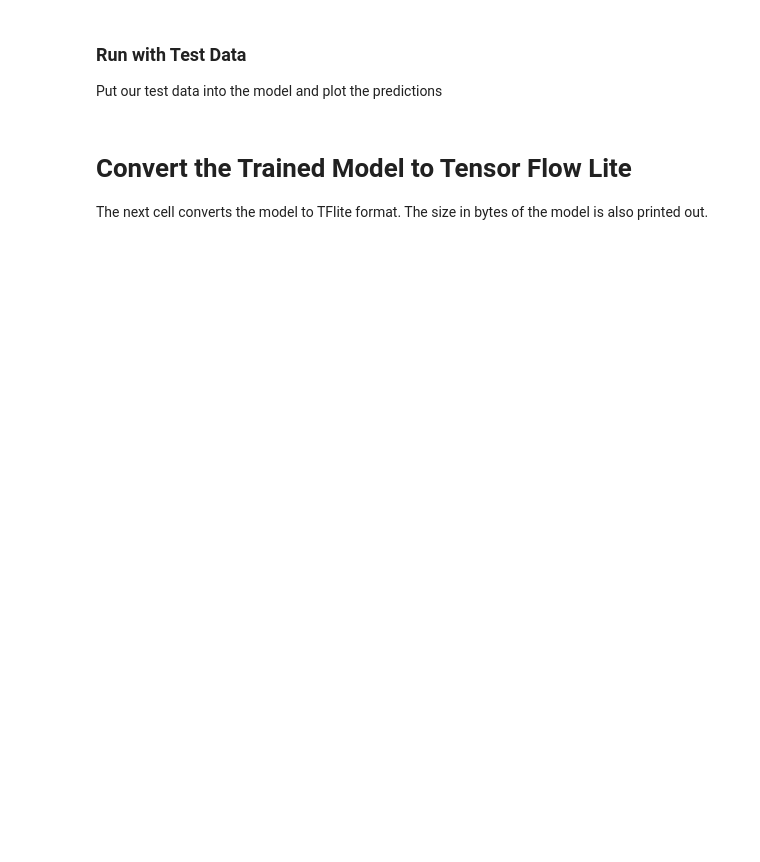
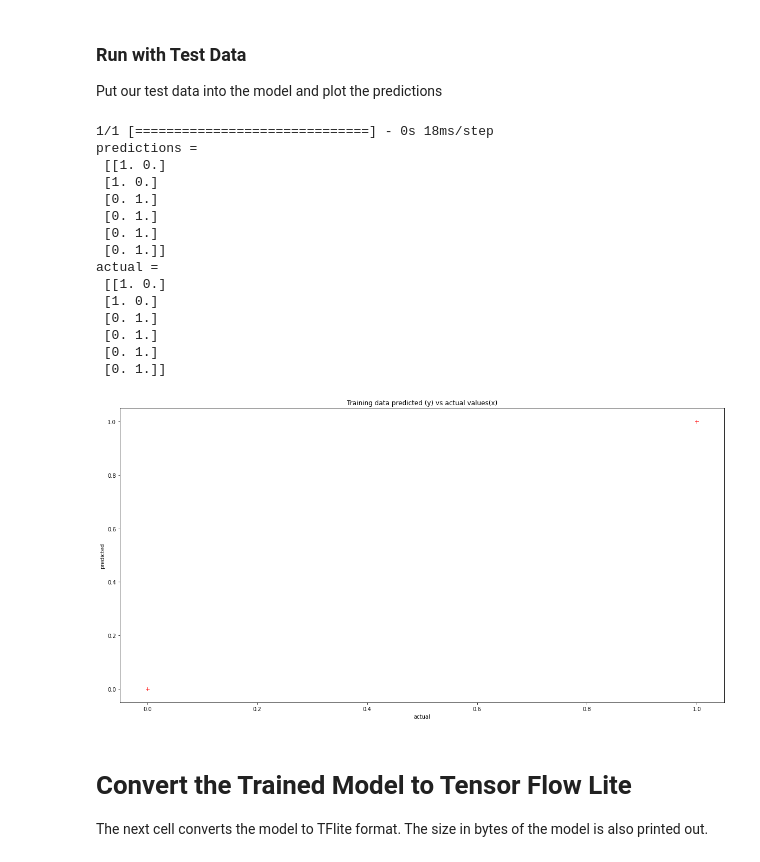
Before and after one commit to StuartGJohnson/ArduinoTensorFlowLiteTutorials, a Jupyter notebook: GestureToEmoji/arduino_tinyml_workshop.ipynb, the cells around one changed output. Cells and saved outputs as stored; diff of their text form; code cells hidden in the pictures; blank space fills up the shorter version.

```diff
--- a/GestureToEmoji/arduino_tinyml_workshop.ipynb
+++ b/GestureToEmoji/arduino_tinyml_workshop.ipynb
@@ -249,17 +303,37 @@ Put our test data into the model and plot the predictions
 # %%
 # use the model to predict the test inputs
 predictions = model.predict(inputs_test)
 
 # print the predictions and the expected ouputs
 print("predictions =\n", np.round(predictions, decimals=3))
 print("actual =\n", outputs_test)
 
 # Plot the predictions along with to the test data
 plt.clf()
-plt.title('Training data predicted vs actual values')
-plt.plot(inputs_test, outputs_test, 'b.', label='Actual')
-plt.plot(inputs_test, predictions, 'r.', label='Predicted')
+plt.title('Training data predicted (y) vs actual values(x)')
+#plt.plot(inputs_test, outputs_test, 'b.', label='Actual')
+#plt.plot(inputs_test, predictions, 'r.', label='Predicted')
+plt.plot(outputs_test, predictions, 'r+')
+plt.xlabel('actual')
+plt.ylabel('predicted')
 plt.show()
+# %% [output]
+1/1 [==============================] - 0s 18ms/step
+predictions =
+ [[1. 0.]
+ [1. 0.]
+ [0. 1.]
+ [0. 1.]
+ [0. 1.]
+ [0. 1.]]
+actual =
+ [[1. 0.]
+ [1. 0.]
+ [0. 1.]
+ [0. 1.]
+ [0. 1.]
+ [0. 1.]]
+[figure, added]
 # %% [markdown]
 # Convert the Trained Model to Tensor Flow Lite
 
```
Also changed, not shown: parts of 9 cells of this notebook.
